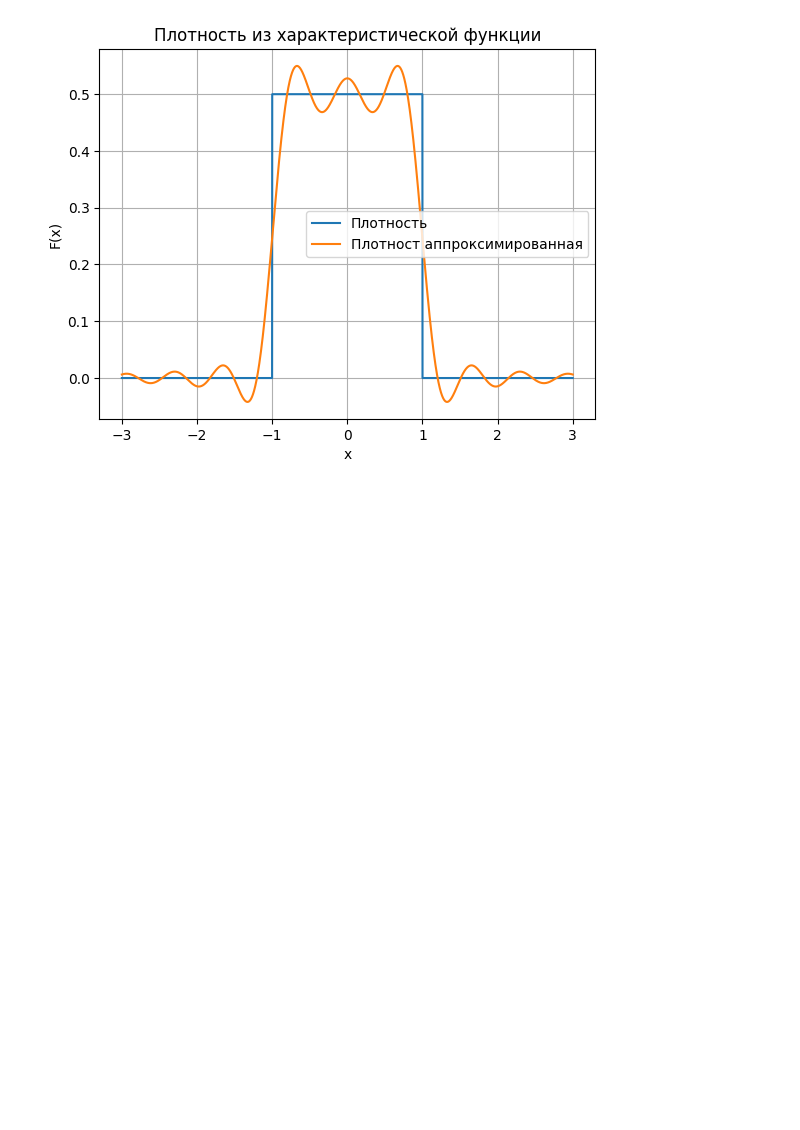
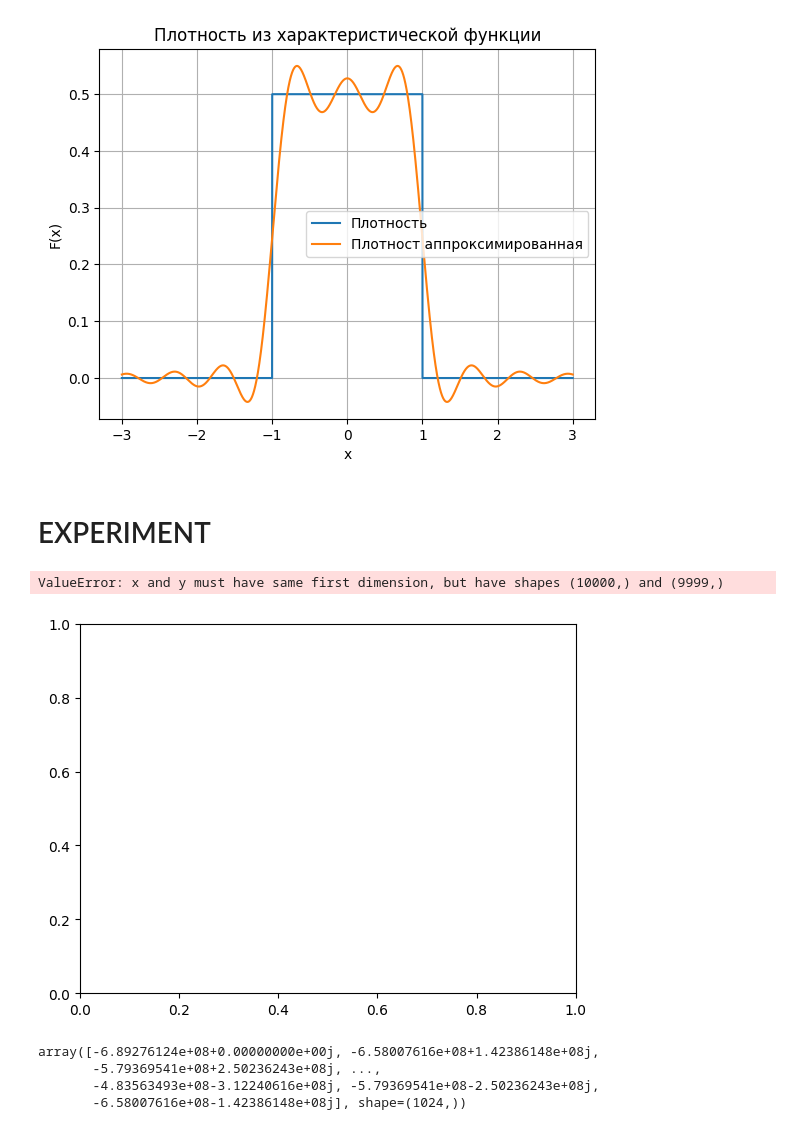
Before and after one commit to PySATL/pysatl-cfinversion, a Jupyter notebook: Fourier_inversion.ipynb, the cells around one changed output. Saved outputs shown, nothing was run; the diff lists cells and outputs as text; code cells hidden in the pictures; blank space fills up the shorter version.

```diff
--- a/Fourier_inversion.ipynb
+++ b/Fourier_inversion.ipynb
@@ -168,3 +168,76 @@ plt.grid()
 plt.show()
 # %% [output]
 [figure]
+# %% [markdown]
+# EXPERIMENT
+# %%
+import numpy as np
+
+class FFTInverter(CharFuncInverter):
+
+    def __init__(self, N=1e3, delta=1e-1, num_points=None):
+        super().__init__()
+        self.N = int(N)
+        self.delta = delta
+        if num_points is None:
+            self.num_points = int(N // delta)
+        else:
+            self.num_points = num_points
+
+    def fit(self, phi):
+        """phi = characteristic function"""
+        self.phi = phi
+
+    def cdf(self, x):
+        t = np.linspace(-self.N, self.N, self.num_points)
+        phi_t = self.phi(t)
+
+        # Используем IFFT для вычисления интеграла
+        integral = np.fft.ifft(phi_t * np.exp(-1j * t[:, np.newaxis] * x)).real
+
+        return 1/2 - (1 / (2 * np.pi)) * integral
+
+    def pdf(self, x):
+        t = np.linspace(-self.N, self.N, self.num_points)
+        phi_t = self.phi(t)
+
+        # Используем IFFT для вычисления интеграла
+        integral = np.fft.ifft(phi_t).real
+        return (1 / (2 * np.pi)) * integral
+
+inv = FFTInverter()
+normal = Norm(0, 1)
+inv.fit(normal.chr)
+x = np.linspace(-3, 3, 10000)
+distribution_values = inv.pdf(x)
+df_true = normal.pdf(x)
+#plt.plot(x, df_true, label='Плотность')
+plt.plot(x, distribution_values, label='Плотность аппроксимированная')
+plt.title('Функция распределения из характеристической функции')
+plt.xlabel('x')
+plt.ylabel('F(x)')
+plt.legend()
+plt.grid()
+plt.show()
+# %% [output]
+ValueError: x and y must have same first dimension, but have shapes (10000,) and (9999,)
+[figure, added]
+# %%
+import numpy as np
+
+phi = lambda t:(np.sin((b - a) * t / 2) / ((b - a) * t / 2)) * np.exp(-1j * (a + b) * t / 2)
+
+p = (np.sqrt(41) - 5) / 8
+a = (2*p) / (1-p)
+phi = lambda x : (x + 2) + (1-p)*(1-np.exp(-x/a))
+
+N = 1024
+d = 0.02
+x = np.linspace(-10.16, 2, N)
+f = np.fft.fft(phi(x)) / N
+f
+# %% [output]
+array([-6.89276124e+08+0.00000000e+00j, -6.58007616e+08+1.42386148e+08j,
+       -5.79369541e+08+2.50236243e+08j, ...,
+       -4.83563493e+08-3.12240616e+08j, -5.79369541e+08-2.50236243e+08j,
+       -6.58007616e+08-1.42386148e+08j], shape=(1024,))
```
Also changed, not shown: parts of 7 cells of this notebook, 28 other files.
